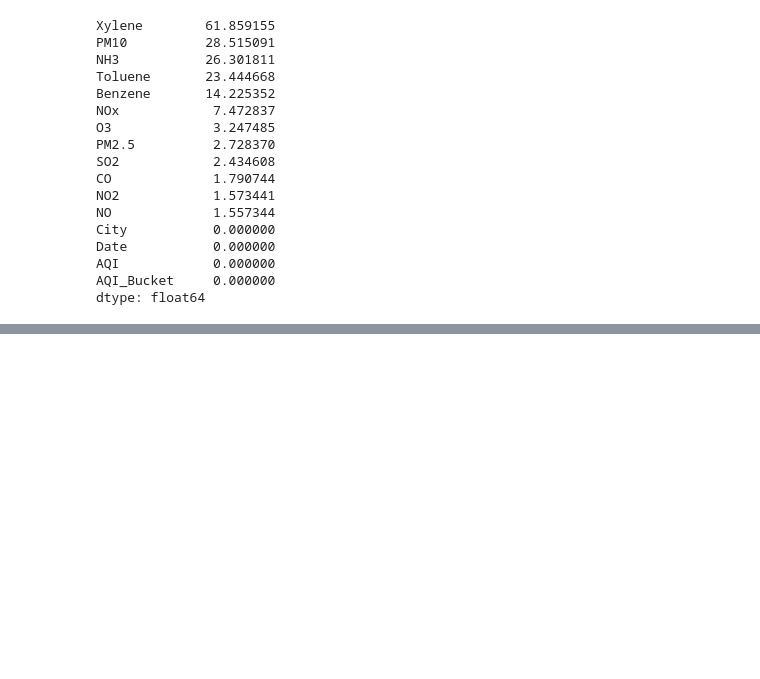
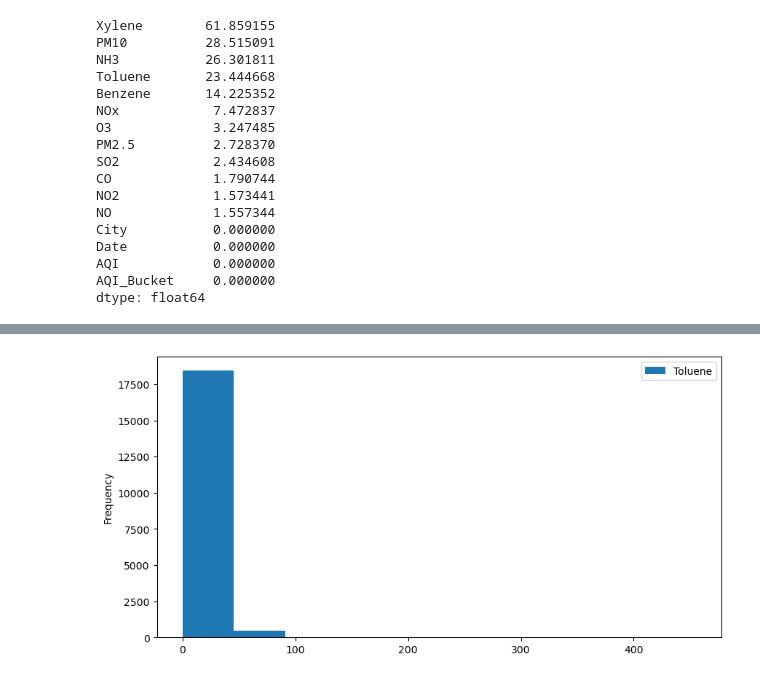
Before and after one commit to Kanav-Dogra/AQI-Prediction-Model, a Jupyter notebook: AQIPredictionmodel.ipynb, the cells around one changed output, grey strips where cells are left out. Saved outputs shown, nothing was run; the diff lists cells and outputs as text; code cells hidden in the pictures; blank space fills up the shorter version.

```diff
--- a/AQIPredictionmodel.ipynb
+++ b/AQIPredictionmodel.ipynb
@@ -153,0 +170,6 @@ plt.show()
+# %%
+df['Toluene'].plot(kind ='hist',figsize=(10,5))
+plt.legend()
+plt.show()
+# %% [output]
+[figure, added]
```
Also changed, not shown: parts of 39 cells of this notebook.
